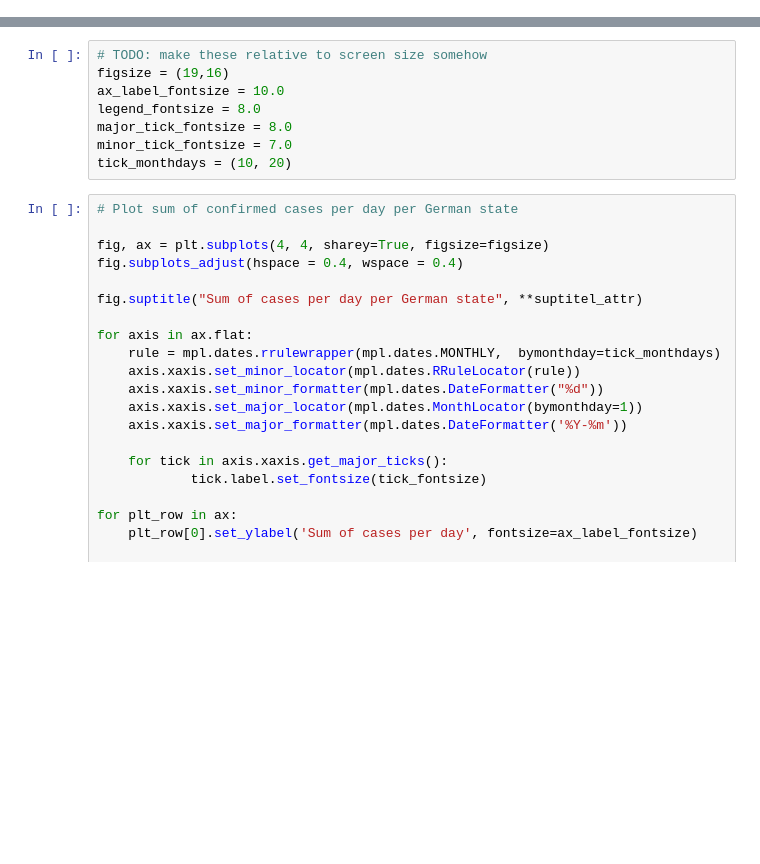
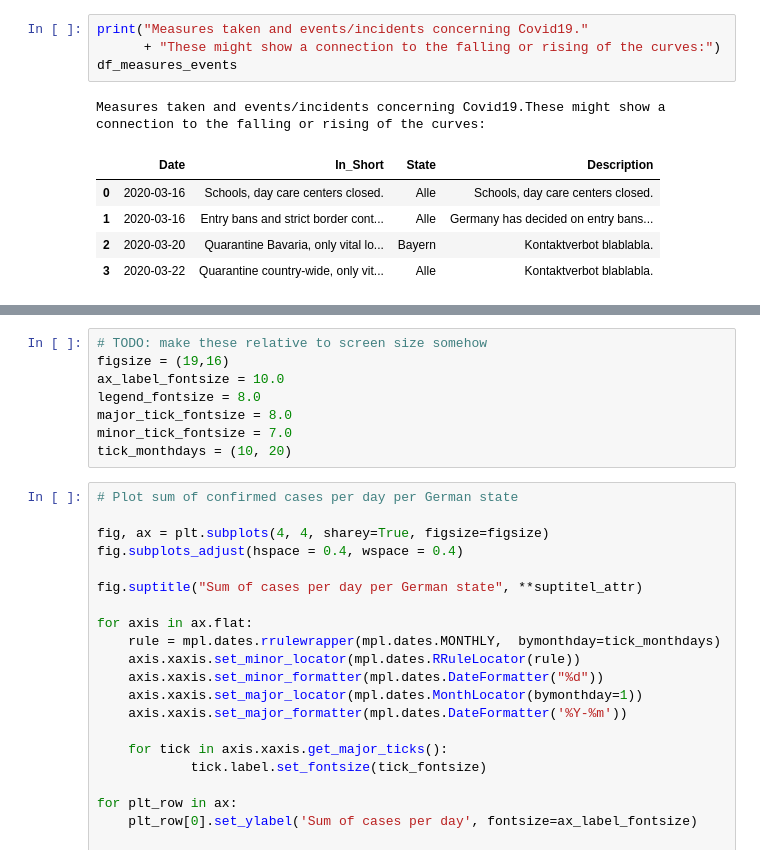
Before and after one commit to mafleischer/covid19-robert-koch-data, a Jupyter notebook: Covid19 Germany Deutschland (RKI data).ipynb, the cells around one changed output, grey strips where cells are left out. Cells and saved outputs as stored; diff of their text form; blank space fills up the shorter version.

```diff
--- a/Covid19 Germany Deutschland (RKI data).ipynb
+++ b/Covid19 Germany Deutschland (RKI data).ipynb
@@ -66,0 +85,11 @@ df_daily_data.sort_values(['Meldedatum'], inplace=True)
+# %%
+print("Measures taken and events/incidents concerning Covid19."
+      + "These might show a connection to the falling or rising of the curves:")
+df_measures_events
+# %% [output]
+Measures taken and events/incidents concerning Covid19.These might show a connection to the falling or rising of the curves:
+|  | Date | In_Short | State | Description |
+| 0 | 2020-03-16 | Schools, day care centers closed. | Alle | Schools, day care centers closed. |
+| 1 | 2020-03-16 | Entry bans and strict border cont... | Alle | Germany has decided on entry bans... |
+| 2 | 2020-03-20 | Quarantine Bavaria, only vital lo... | Bayern | Kontaktverbot blablabla. |
+| 3 | 2020-03-22 | Quarantine country-wide, only vit... | Alle | Kontaktverbot blablabla. |
```
Also changed, not shown: parts of 11 cells of this notebook.
